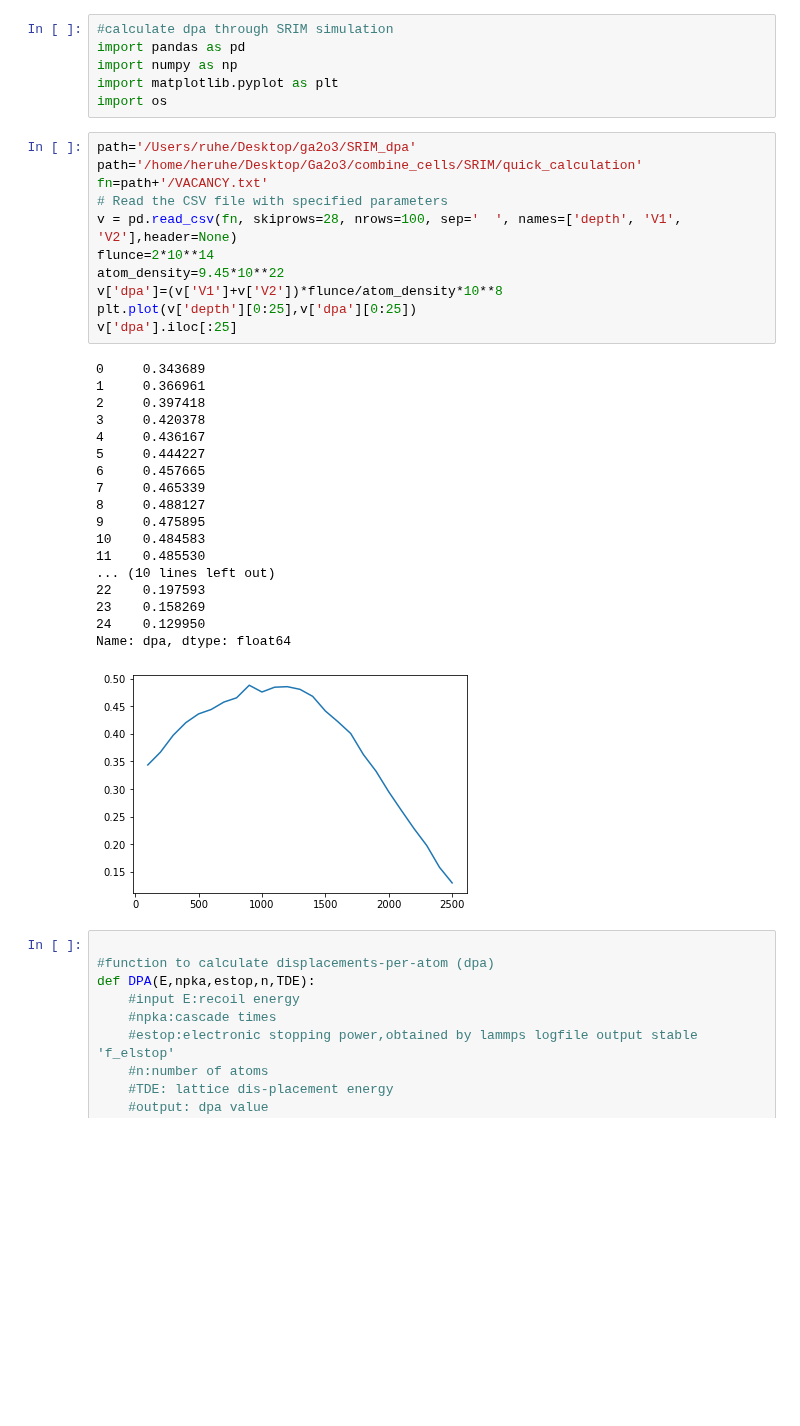
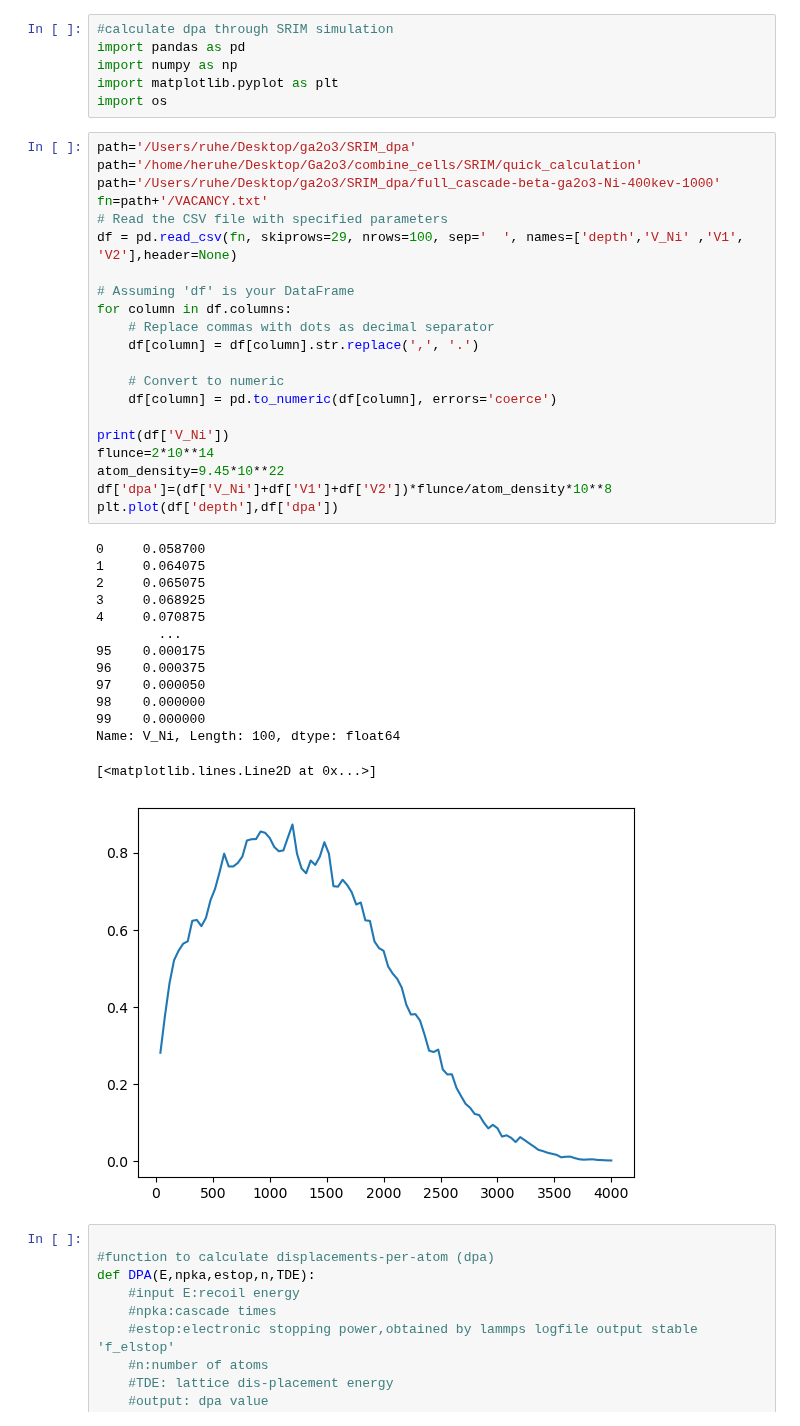
Before and after one commit to HE-RU10/ga2o3, a Jupyter notebook: SRIM_dpa.ipynb, the cells around one changed output. Drawn from its saved outputs; the diff is of its cells as text; blank space fills up the shorter version.

```diff
--- a/SRIM_dpa.ipynb
+++ b/SRIM_dpa.ipynb
@@ -7,33 +7,39 @@ import os
 # %%
 path='/Users/ruhe/Desktop/ga2o3/SRIM_dpa'
 path='/home/heruhe/Desktop/Ga2o3/combine_cells/SRIM/quick_calculation'
+path='/Users/ruhe/Desktop/ga2o3/SRIM_dpa/full_cascade-beta-ga2o3-Ni-400kev-1000'
 fn=path+'/VACANCY.txt'
 # Read the CSV file with specified parameters
-v = pd.read_csv(fn, skiprows=28, nrows=100, sep='  ', names=['depth', 'V1', 'V2'],header=None)
+df = pd.read_csv(fn, skiprows=29, nrows=100, sep='  ', names=['depth','V_Ni' ,'V1', 'V2'],header=None)
+
+# Assuming 'df' is your DataFrame
+for column in df.columns:
+    # Replace commas with dots as decimal separator
+    df[column] = df[column].str.replace(',', '.')
+
+    # Convert to numeric
+    df[column] = pd.to_numeric(df[column], errors='coerce')
+
+print(df['V_Ni'])
 flunce=2*10**14
 atom_density=9.45*10**22
-v['dpa']=(v['V1']+v['V2'])*flunce/atom_density*10**8
-plt.plot(v['depth'][0:25],v['dpa'][0:25])
-v['dpa'].iloc[:25]
+df['dpa']=(df['V_Ni']+df['V1']+df['V2'])*flunce/atom_density*10**8
+plt.plot(df['depth'],df['dpa'])
 # %% [output]
-0     0.343689
-1     0.366961
-2     0.397418
-3     0.420378
-4     0.436167
-5     0.444227
-6     0.457665
-7     0.465339
-8     0.488127
-9     0.475895
-10    0.484583
-11    0.485530
-... (10 lines left out)
-22    0.197593
-23    0.158269
-24    0.129950
-Name: dpa, dtype: float64
+0     0.058700
+1     0.064075
+2     0.065075
+3     0.068925
+4     0.070875
+        ...
+95    0.000175
+96    0.000375
+97    0.000050
+98    0.000000
+99    0.000000
+Name: V_Ni, Length: 100, dtype: float64
+[<matplotlib.lines.Line2D at 0x...>]
-[figure, old version]
+[figure, new version]
 # %%
 
 #function to calculate displacements-per-atom (dpa)
```
Also changed, not shown: parts of 1 cell of this notebook, 4 other files.
